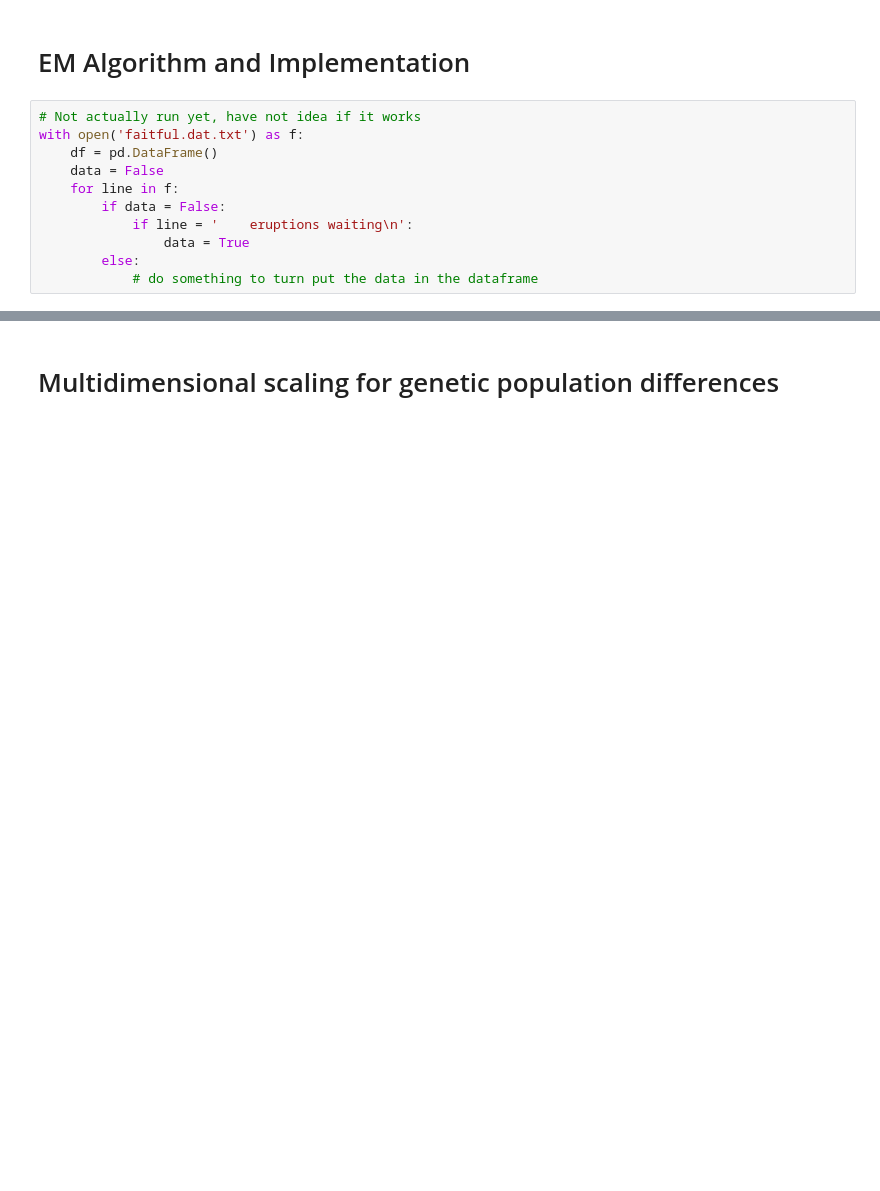
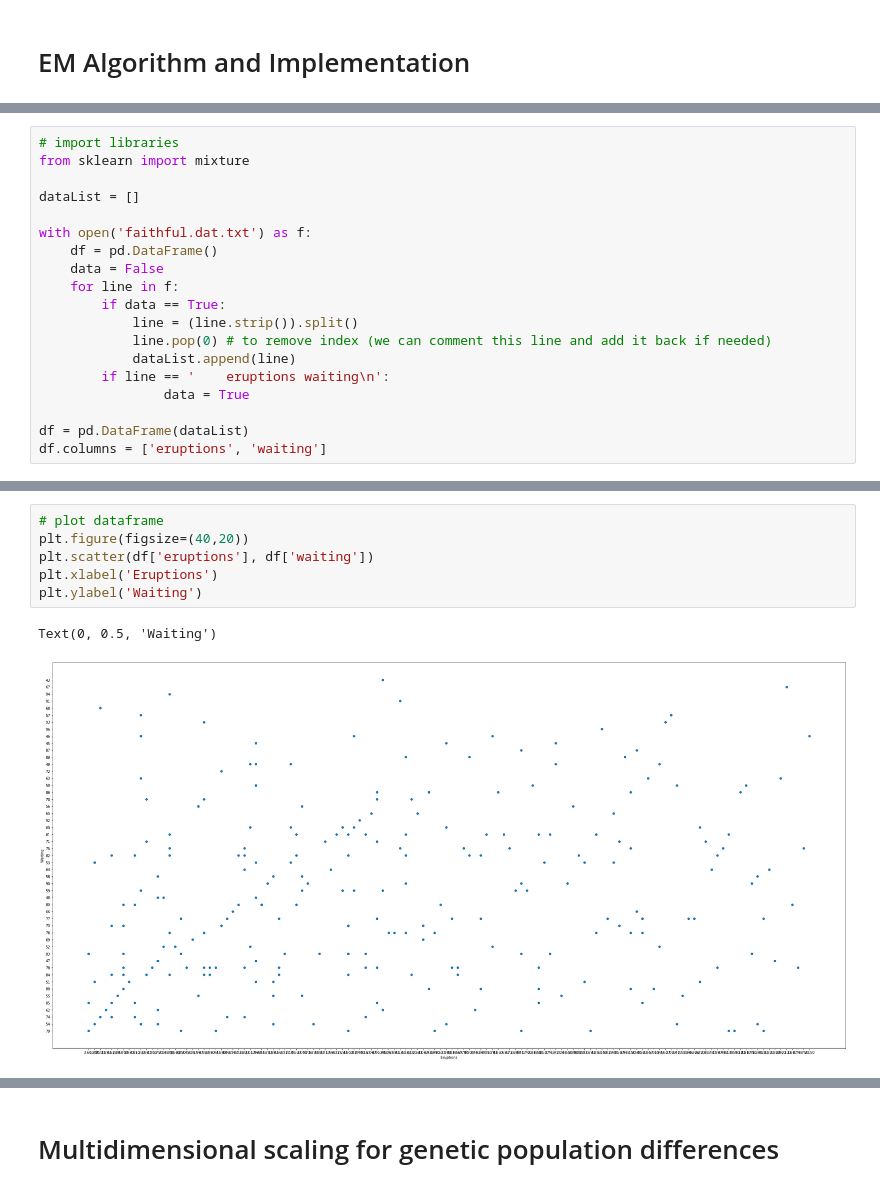
Before and after one commit to simirajpal/Applied-Machine-Learning, a Jupyter notebook: Assignment_3/Homework3_Code.ipynb, the cells around one changed output, grey strips where cells are left out. Saved outputs shown, nothing was run; the diff lists cells and outputs as text; blank space fills up the shorter version.

```diff
--- a/Assignment_3/Homework3_Code.ipynb
+++ b/Assignment_3/Homework3_Code.ipynb
@@ -484,14 +484,3 @@ cluster_centers = kmeans.cluster_centers_
 #### IN PROGRESS ######
 # %% [markdown]
 # EM Algorithm and Implementation
-# %%
-# Not actually run yet, have not idea if it works
-with open('faitful.dat.txt') as f:
-    df = pd.DataFrame()
-    data = False
-    for line in f:
-        if data = False:
-            if line = '    eruptions waiting\n':
-                data = True
-        else:
-            # do something to turn put the data in the dataframe
@@ -497,0 +491,19 @@ with open('faitful.dat.txt') as f:
+# %%
+# import libraries
+from sklearn import mixture
+
+dataList = []
+
+with open('faithful.dat.txt') as f:
+    df = pd.DataFrame()
+    data = False
+    for line in f:
+        if data == True:
+            line = (line.strip()).split()
+            line.pop(0) # to remove index (we can comment this line and add it back if needed)
+            dataList.append(line)
+        if line == '    eruptions waiting\n':
+                data = True
+
+df = pd.DataFrame(dataList)
+df.columns = ['eruptions', 'waiting']
@@ -497,0 +531,9 @@ with open('faitful.dat.txt') as f:
+# %%
+# plot dataframe
+plt.figure(figsize=(40,20))
+plt.scatter(df['eruptions'], df['waiting'])
+plt.xlabel('Eruptions')
+plt.ylabel('Waiting')
+# %% [output]
+Text(0, 0.5, 'Waiting')
+[figure, added]
```
Also changed, not shown: parts of 5 cells of this notebook.
